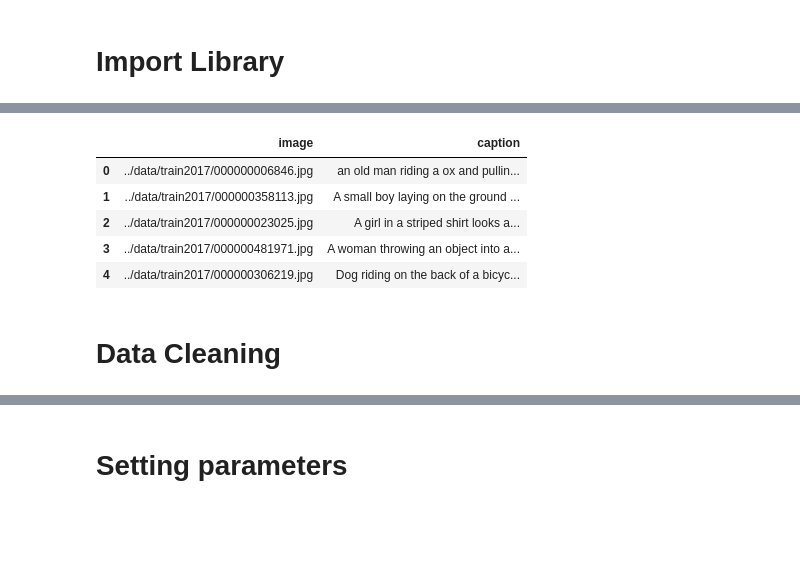
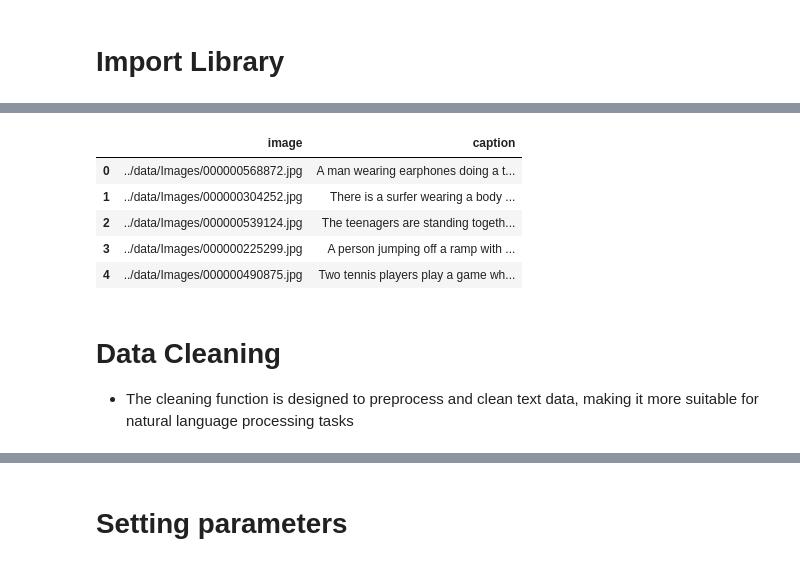
Before and after one commit to xiaodanlu/Deep-Learning-Project-Image-captioning, a Jupyter notebook: code/data_processing.ipynb, the cells around one changed output, grey strips where cells are left out. Saved outputs shown, nothing was run; the diff lists cells and outputs as text; code cells hidden in the pictures; blank space fills up the shorter version.

```diff
--- a/code/data_processing.ipynb
+++ b/code/data_processing.ipynb
@@ -29,35 +40,36 @@ keras = tf.keras
 # %%
 # Define the path prefix for the images
-image_path_prefix = "../data/train2017"
+image_path_prefix = "../data/Images"
 
 # Load data from the JSON file
 with open('../data/selected_data_10000.json', 'r') as json_file:
     data = json.load(json_file)
 
 image_paths = []
 captions = []
 
 # Create image paths and captions using a loop
 for item in data:
     image_id = item["image_id"]
     img_name = '%012d.jpg' % image_id
     image_path = f"{image_path_prefix}/{img_name}"
     caption = item["caption"]
 
     image_paths.append(image_path)
     captions.append(caption)
 
 df = pd.DataFrame({'image': image_paths, 'caption': captions})
 df.head(5)
 # %% [output]
 |  | image | caption |
-| 0 | ../data/train2017/000000006846.jpg | an old man riding a ox and pullin... |
-| 1 | ../data/train2017/000000358113.jpg | A small boy laying on the ground ... |
-| 2 | ../data/train2017/000000023025.jpg | A girl in a striped shirt looks a... |
-| 3 | ../data/train2017/000000481971.jpg | A woman throwing an object into a... |
-| 4 | ../data/train2017/000000306219.jpg | Dog riding on the back of a bicyc... |
+| 0 | ../data/Images/000000568872.jpg | A man wearing earphones doing a t... |
+| 1 | ../data/Images/000000304252.jpg | There is a surfer wearing a body ... |
+| 2 | ../data/Images/000000539124.jpg | The teenagers are standing togeth... |
+| 3 | ../data/Images/000000225299.jpg | A person jumping off a ramp with ... |
+| 4 | ../data/Images/000000490875.jpg | Two tennis players play a game wh... |
-# %% [markdown]
-# Data Cleaning
+# %% [markdown]
+# Data Cleaning
+- The cleaning function is designed to preprocess and clean text data, making it more suitable for natural language processing tasks
 # %%
 def cleaning(text):
     # Convert to lowercase
```
Also changed, not shown: parts of 54 cells of this notebook.
